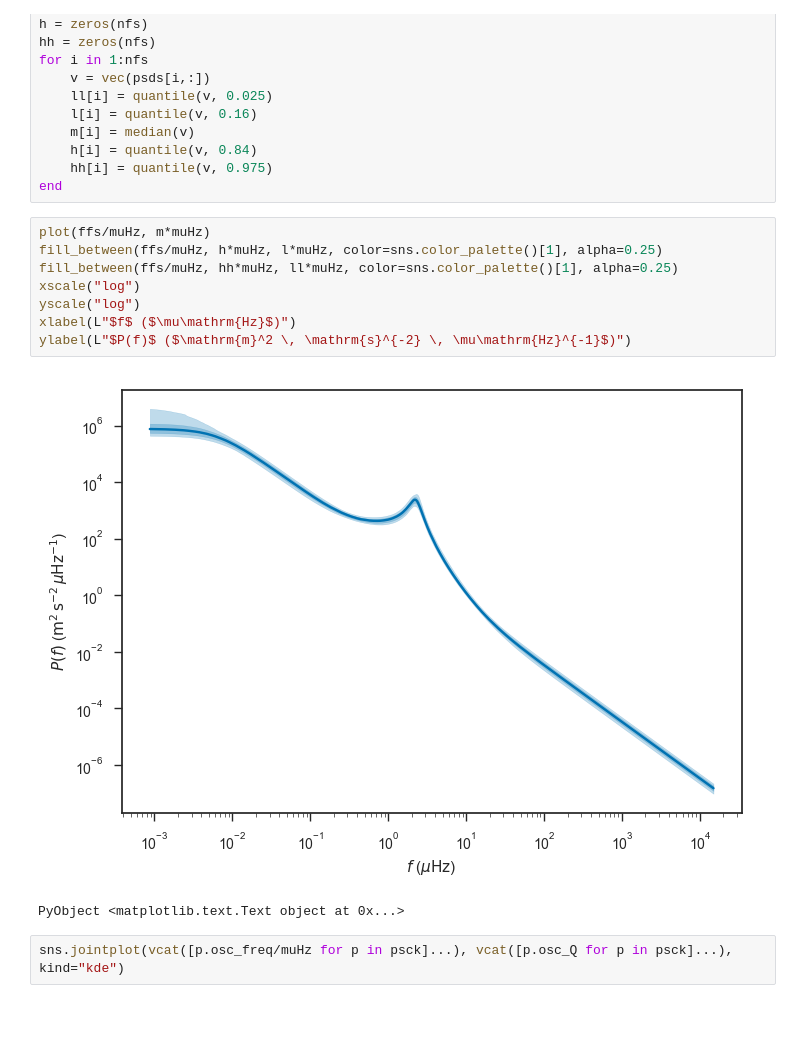
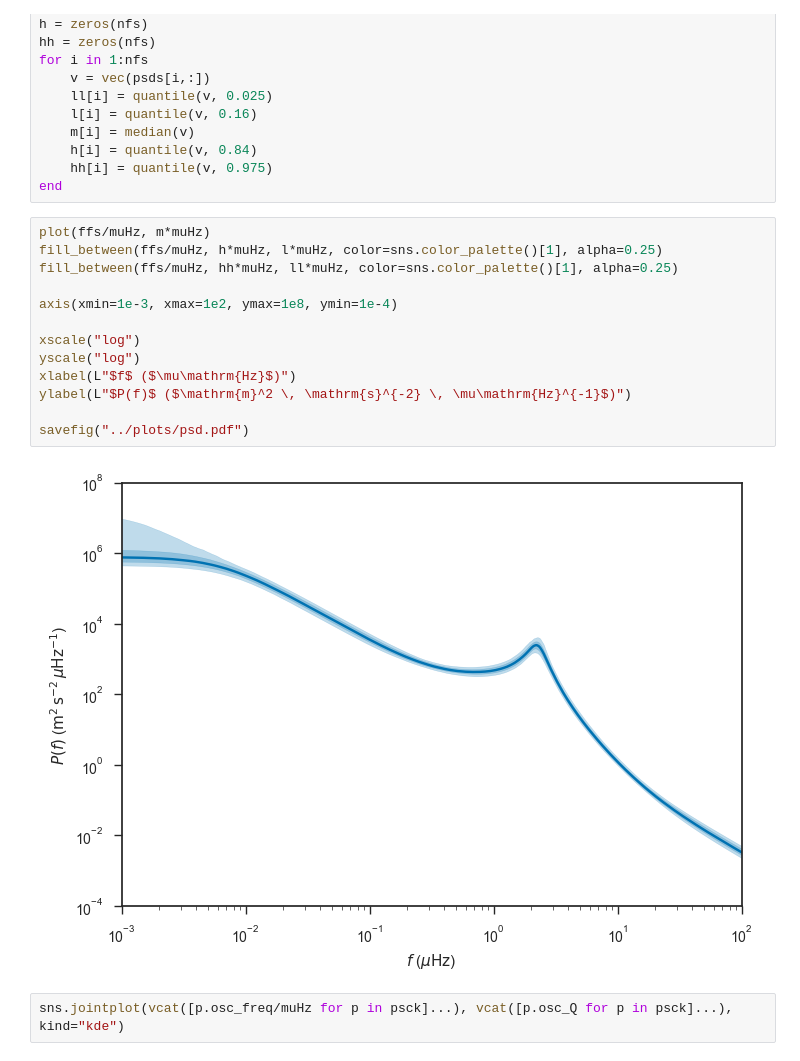
Before and after one commit to farr/Aldebaran, a Jupyter notebook: notebooks/LargeSpacing.ipynb, the cells around one changed output. Drawn from its saved outputs; the diff is of its cells as text; blank space fills up the shorter version.

Commit message:
Plots of PSD from favoured model.

```diff
--- a/notebooks/LargeSpacing.ipynb
+++ b/notebooks/LargeSpacing.ipynb
@@ -1187,14 +1181,18 @@ end
 # %%
 plot(ffs/muHz, m*muHz)
 fill_between(ffs/muHz, h*muHz, l*muHz, color=sns.color_palette()[1], alpha=0.25)
 fill_between(ffs/muHz, hh*muHz, ll*muHz, color=sns.color_palette()[1], alpha=0.25)
+
+axis(xmin=1e-3, xmax=1e2, ymax=1e8, ymin=1e-4)
+
 xscale("log")
 yscale("log")
 xlabel(L"$f$ ($\mu\mathrm{Hz}$)")
 ylabel(L"$P(f)$ ($\mathrm{m}^2 \, \mathrm{s}^{-2} \, \mu\mathrm{Hz}^{-1}$)")
+
+savefig("../plots/psd.pdf")
 # %% [output]
-[figure, old version]
+[figure, new version]
-PyObject <matplotlib.text.Text object at 0x...>
 # %%
 sns.jointplot(vcat([p.osc_freq/muHz for p in psck]...), vcat([p.osc_Q for p in psck]...), kind="kde")
 # %% [output]
```
Also changed, not shown: parts of 2 cells of this notebook, 2 other files.
